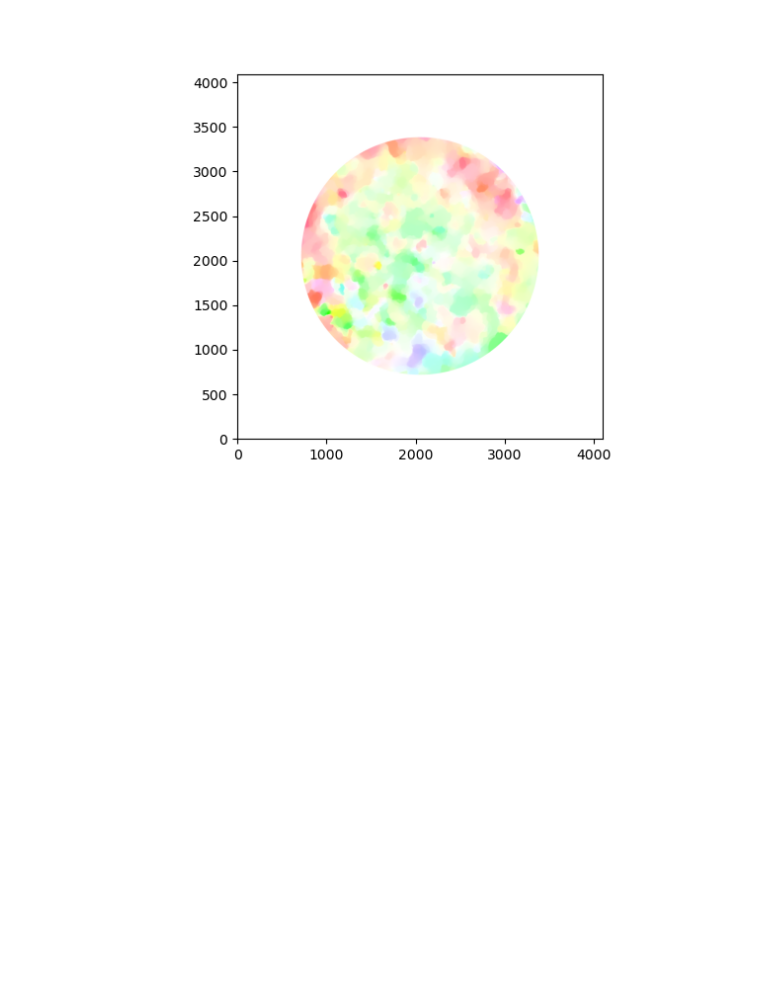
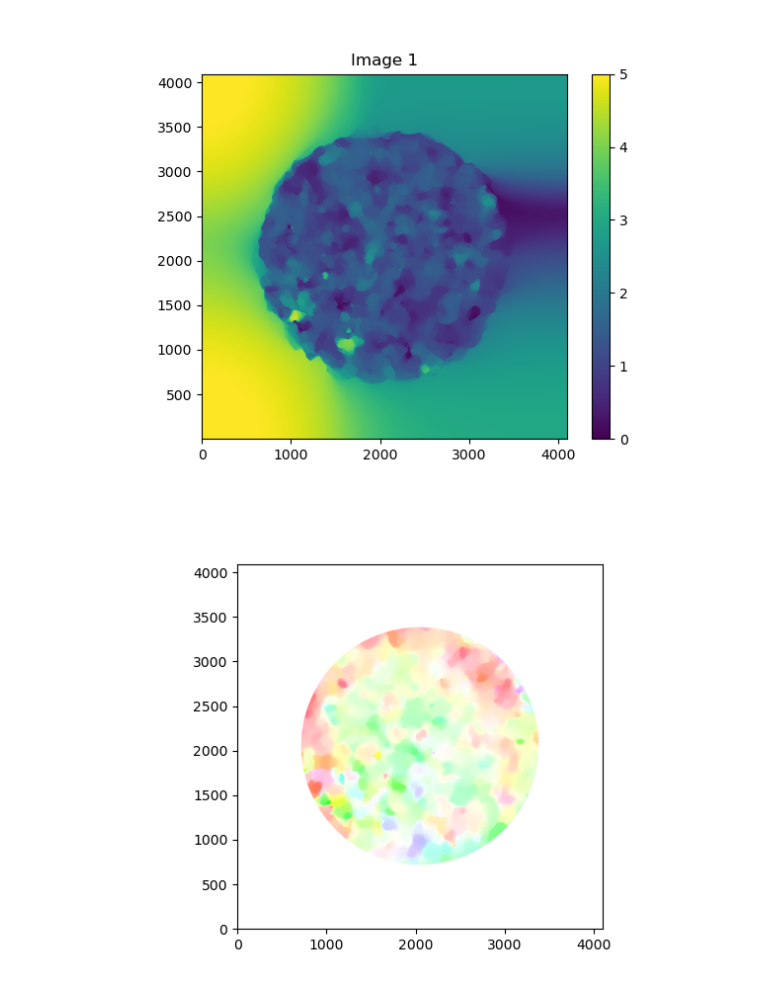
Before and after one commit to ovro-lwa/image-plane-correction, a Jupyter notebook: notebooks/optical_flow3.ipynb, the cells around one changed output. Cells and saved outputs as stored; diff of their text form; code cells hidden in the pictures; blank space fills up the shorter version.

```diff
--- a/notebooks/optical_flow3.ipynb
+++ b/notebooks/optical_flow3.ipynb
@@ -71,0 +113,2 @@ Shift magnitude mean 5.1 pix (5, 50, 95 percentiles: 0.7, 2.9, 12.1 pix)
+# %%
+amps = np.linalg.norm(offsets_arr, axis=3)
@@ -72,3 +121,7 @@ Shift magnitude mean 5.1 pix (5, 50, 95 percentiles: 0.7, 2.9, 12.1 pix)
+# %%
+toggle_images(*amps[-4:-2], vmax=5)
+# %% [output]
+[figure, added]
 # %%
 plot_flow(flow, mask=circular_mask(r=0.65))
 # %% [output]
```
Also changed, not shown: parts of 9 cells of this notebook.
